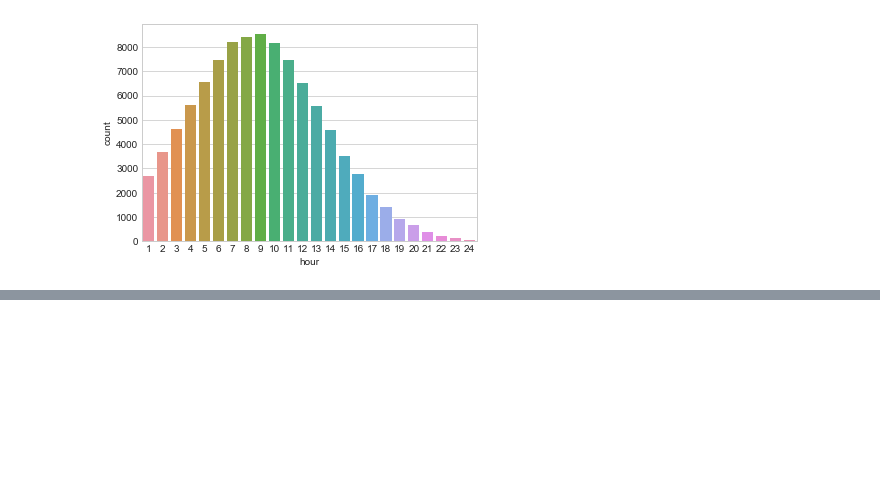
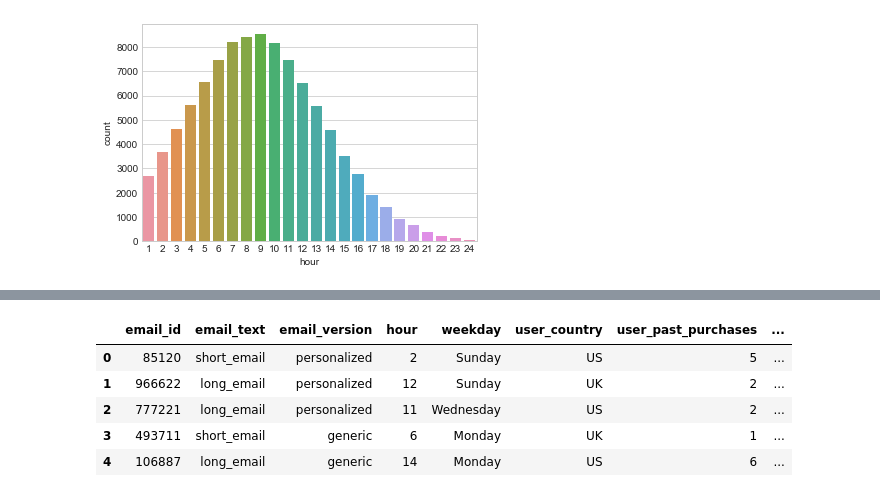
Before and after one commit to LilyElizabethJohn/Take-Home-Challenges---Giulio-Palombo, a Jupyter notebook: Email Campaign - Take Home Challenge 7.ipynb, the cells around one changed output, grey strips where cells are left out. Drawn from its saved outputs; the diff is of its cells as text; code cells hidden in the pictures; blank space fills up the shorter version.

Commit message:
Explore and join datasets email opened and link clicked to emails table

```diff
--- a/Email Campaign - Take Home Challenge 7.ipynb
+++ b/Email Campaign - Take Home Challenge 7.ipynb
@@ -180,0 +192,11 @@ sns.countplot(emails.hour)
+# %%
+#Join Emails_Opened to Emails table as flag
+emails['email_opened'] = emails['email_id'].isin(emails_opened['email_id'])
+emails.head()
+# %% [output]
+|  | email_id | email_text | email_version | hour | weekday | user_country | user_past_purchases | ... |
+| 0 | 85120 | short_email | personalized | 2 | Sunday | US | 5 | ... |
+| 1 | 966622 | long_email | personalized | 12 | Sunday | UK | 2 | ... |
+| 2 | 777221 | long_email | personalized | 11 | Wednesday | US | 2 | ... |
+| 3 | 493711 | short_email | generic | 6 | Monday | UK | 1 | ... |
+| 4 | 106887 | long_email | generic | 14 | Monday | US | 6 | ... |
```
Also changed, not shown: parts of 5 cells of this notebook.
